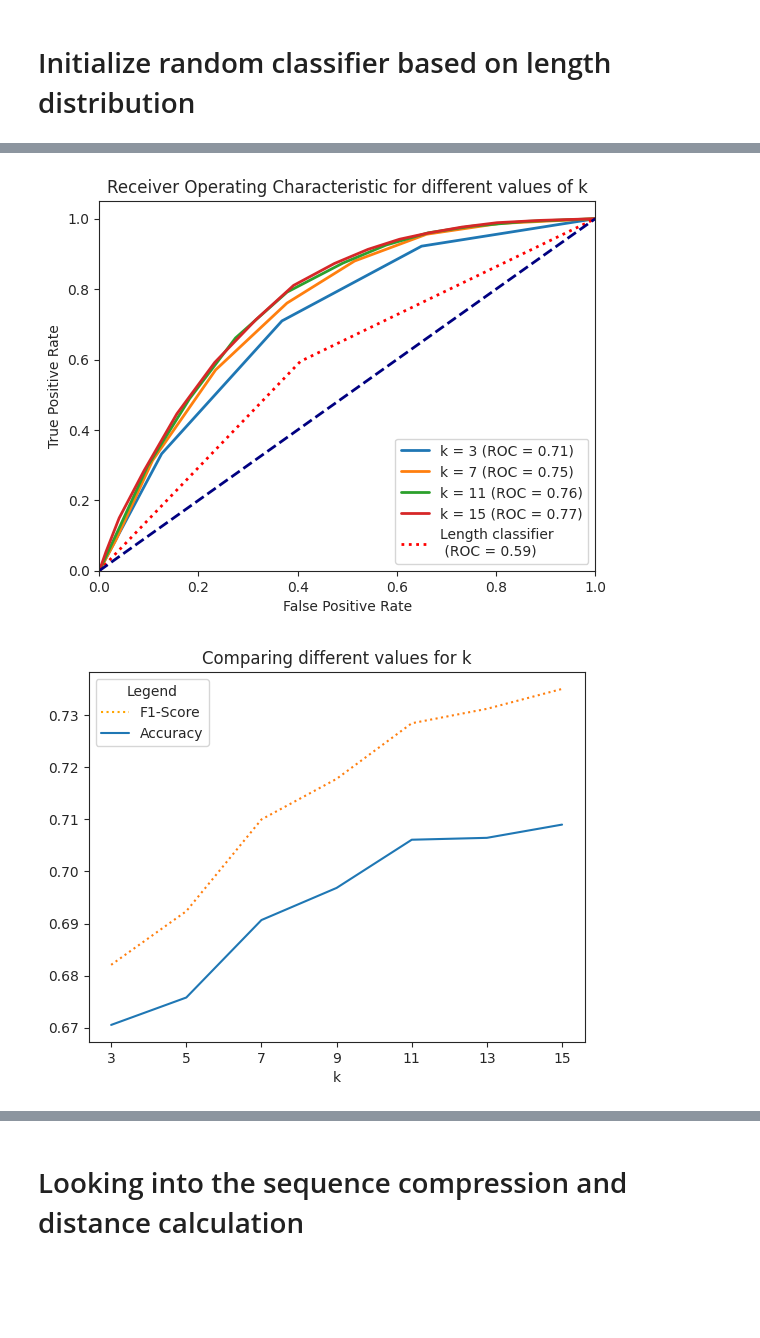
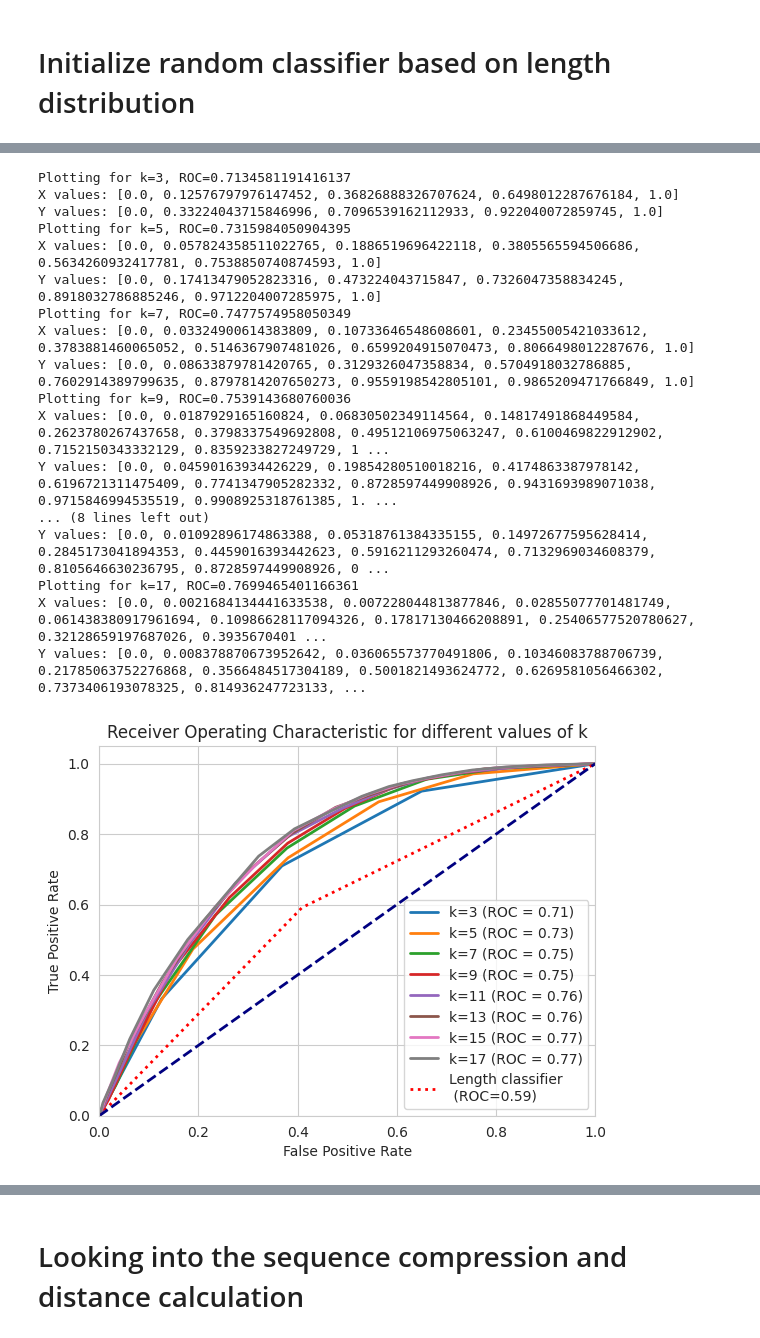
Before and after one commit to github4touchdouble/nnet-enzyme, a Jupyter notebook: gzip_knn/gzip_knn.ipynb, the cells around one changed output, grey strips where cells are left out. Drawn from its saved outputs; the diff is of its cells as text; code cells hidden in the pictures; blank space fills up the shorter version.

```diff
--- a/gzip_knn/gzip_knn.ipynb
+++ b/gzip_knn/gzip_knn.ipynb
@@ -7,8 +7,9 @@ from sklearn.neighbors import KNeighborsClassifier
 from sklearn.model_selection import train_test_split
 from sklearn.metrics import roc_curve, auc, f1_score
 import matplotlib.pyplot as plt
+import numpy as np
 import seaborn as sns
-sns.set_style("ticks")
+# sns.set_style("ticks")
 from data_manipulation.reading_util import *
 
 import os
@@ -220,9 +221,11 @@ for K in [3, 5, 7, 9, 11, 13, 15, 17]:
     # 5     f1
     scores = open(f"gzip_data/{K}_scores.csv", "w")
     scores.truncate()
-    scores.write(str(fpr.to_list()))
+    fpr_list = [x for x in fpr]
+    scores.write(str(fpr_list))
     scores.write("\n")
-    scores.write(str(tpr.to_list()))
+    tpr_list = [x for x in tpr]
+    scores.write(str(tpr_list))
     scores.write("\n")
     scores.write(str(roc_auc))
     scores.write("\n")
@@ -329,0 +256,15 @@ auc_15 = auc(fpr_15, tpr_15)
+# %%
+results = []
+for K in [3, 5, 7, 9, 11, 13, 15, 17]:
+    print(K)
+    with open(f"gzip_data/{K}_scores.csv") as scores:
+        lines = scores.readlines()
+        fpr = eval(lines[0].lstrip("\n"))
+        tpr = eval(lines[1].lstrip("\n"))
+        roc_auc = float(lines[2].lstrip("\n"))
+        accuracy = float(lines[3].lstrip("\n"))
+        f1 = float(lines[4].lstrip("\n"))
+        results.append([fpr, tpr, roc_auc, accuracy, f1])
+        scores.close()
+
+print(results)
@@ -330,35 +281,40 @@ auc_15 = auc(fpr_15, tpr_15)
 # %%
 # Plot ROC curve
 plt.figure()
-plt.plot(fpr_3, tpr_3, lw=2, label='k = 3 (ROC = %0.2f)' % auc_3)
-# plt.plot(fpr_5, tpr_5, lw=2, label='k = 5 (ROC = %0.2f)' % auc_5)
-plt.plot(fpr_7, tpr_7, lw=2, label='k = 7 (ROC = %0.2f)' % auc_7)
-# plt.plot(fpr_9, tpr_9, lw=2, label='k = 9 (ROC = %0.2f)' % auc_9)
-plt.plot(fpr_11, tpr_11, lw=2, label='k = 11 (ROC = %0.2f)' % auc_11)
-# plt.plot(fpr_13, tpr_13, lw=2, label='k = 13 (ROC = %0.2f)' % auc_13)
-plt.plot(fpr_15, tpr_15, lw=2, label='k = 15 (ROC = %0.2f)' % auc_15)
-plt.plot(fpr_l, tpr_l, color='red', lw=2, linestyle=":", label='Length classifier \n (ROC = %0.2f)' % roc_auc_l)
+k = 1
+
+for res in results:
+    k += 2
+    print(f"Plotting for k={k}, ROC={res[2]}")
+    print("X values:", res[0])
+    print("Y values:", res[1])
+    plt.plot(res[0], res[1], lw=2, label=f'k={k} (ROC = %0.2f)' % res[2])
+    # plt.plot(fpr_5, tpr_5, lw=2, label='k = 5 (ROC = %0.2f)' % auc_5)
+plt.plot(fpr_l, tpr_l, color='red', lw=2, linestyle=":", label='Length classifier \n (ROC=%0.2f)' % roc_auc_l)
 plt.plot([0, 1], [0, 1], color='navy', lw=2, linestyle='--')
 plt.xlim([0.0, 1.0])
 plt.ylim([0.0, 1.05])
 plt.xlabel('False Positive Rate')
 plt.ylabel('True Positive Rate')
 plt.title(f'Receiver Operating Characteristic for different values of k')
 plt.legend(loc="lower right")
 plt.show()
 # %% [output]
+Plotting for k=3, ROC=0.7134581191416137
+X values: [0.0, 0.12576797976147452, 0.36826888326707624, 0.6498012287676184, 1.0]
+Y values: [0.0, 0.33224043715846996, 0.7096539162112933, 0.922040072859745, 1.0]
+Plotting for k=5, ROC=0.7315984050904395
+X values: [0.0, 0.057824358511022765, 0.1886519696422118, 0.3805565594506686, 0.5634260932417781, 0.7538850740874593, 1.0]
+Y values: [0.0, 0.17413479052823316, 0.473224043715847, 0.7326047358834245, 0.8918032786885246, 0.9712204007285975, 1.0]
+Plotting for k=7, ROC=0.7477574958050349
+X values: [0.0, 0.03324900614383809, 0.10733646548608601, 0.23455005421033612, 0.3783881460065052, 0.5146367907481026, 0.6599204915070473, 0.8066498012287676, 1.0]
+Y values: [0.0, 0.08633879781420765, 0.3129326047358834, 0.5704918032786885, 0.7602914389799635, 0.8797814207650273, 0.9559198542805101, 0.9865209471766849, 1.0]
+Plotting for k=9, ROC=0.7539143680760036
+X values: [0.0, 0.0187929165160824, 0.06830502349114564, 0.14817491868449584, 0.2623780267437658, 0.3798337549692808, 0.49512106975063247, 0.6100469822912902, 0.7152150343332129, 0.8359233827249729, 1 ...
+Y values: [0.0, 0.04590163934426229, 0.19854280510018216, 0.4174863387978142, 0.6196721311475409, 0.7741347905282332, 0.8728597449908926, 0.9431693989071038, 0.9715846994535519, 0.9908925318761385, 1. ...
+... (8 lines left out)
+Y values: [0.0, 0.01092896174863388, 0.05318761384335155, 0.14972677595628414, 0.2845173041894353, 0.4459016393442623, 0.5916211293260474, 0.7132969034608379, 0.8105646630236795, 0.8728597449908926, 0 ...
+Plotting for k=17, ROC=0.7699465401166361
+X values: [0.0, 0.0021684134441633538, 0.007228044813877846, 0.02855077701481749, 0.061438380917961694, 0.10986628117094326, 0.17817130466208891, 0.25406577520780627, 0.32128659197687026, 0.3935670401 ...
+Y values: [0.0, 0.008378870673952642, 0.036065573770491806, 0.10346083788706739, 0.21785063752276868, 0.3566484517304189, 0.5001821493624772, 0.6269581056466302, 0.7373406193078325, 0.814936247723133, ...
-[figure, old version]
+[figure, new version]
-# %%
-# Plot F1 and acc
-ax = sns.lineplot(x=k_val, y=accs, legend=False, linestyle="-")
-sns.lineplot(x=k_val, y=f1_s, legend=False, linestyle=":")
-ax.set_title("Comparing different values for k")
-ax.set(xlabel="k")
-plt.legend(title='Legend', loc='upper left', labels=['F1-Score','Accuracy' ],
-           handles=[
-               plt.Line2D([], [], color="orange", linestyle=":", label='F1-Score'),
-               plt.Line2D([], [], label='Accuracy')
-           ])
-plt.show()
-# %% [output]
-[figure, removed]
```
Also changed, not shown: parts of 7 cells of this notebook.
